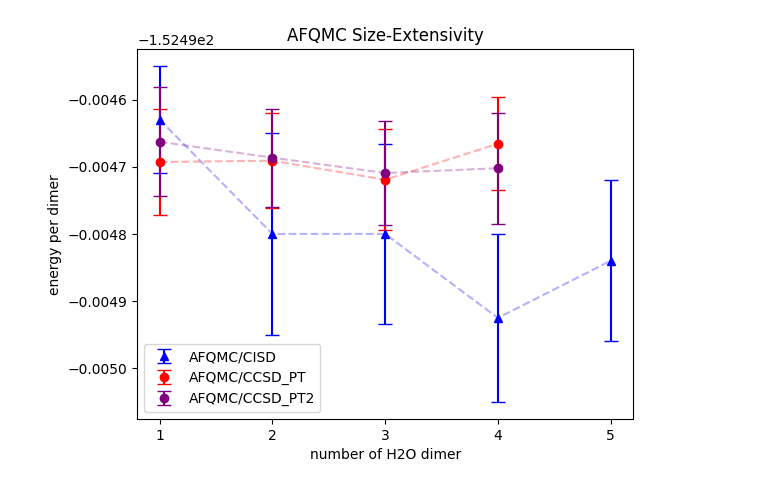
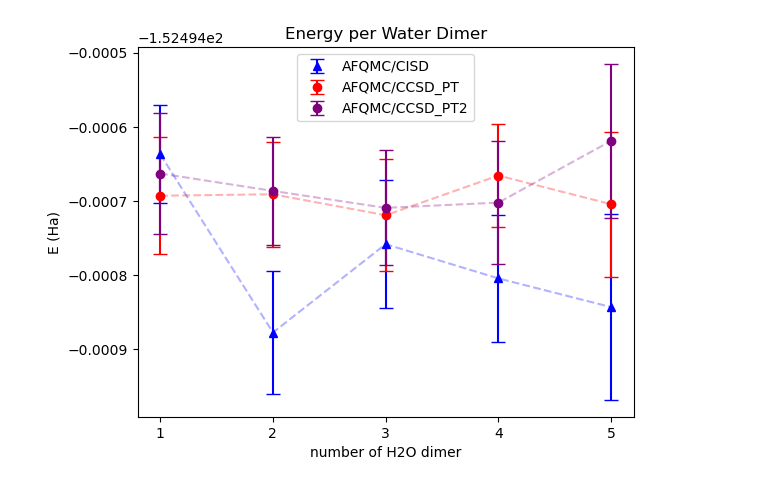
Before and after one commit to zh-yichi/afqmc_ccsd_pt_data, a Jupyter notebook: size/h2o.ipynb, the cells around one changed output. Saved outputs shown, nothing was run; the diff lists cells and outputs as text; code cells hidden in the pictures.

```diff
--- a/size/h2o.ipynb
+++ b/size/h2o.ipynb
@@ -6,7 +6,7 @@ def get_data(data):
     e = []
     err = []
     for line in data.splitlines():
-        if len(line) > 0:
+        if len(line) > 0 and not line.startswith('#'):
             m = [int(line.split()[0])]
             n = np.hstack((n,m))
             energy = [float(line.split()[-3])]
@@ -19,48 +19,50 @@ def get_data(data):
 # %%
 # h2o dimer dz
 data_cisd = '''
-1 AFQMC energy: -152.49463 +/- 0.00008
-2 AFQMC energy: -304.9896 +/- 0.0003
-3 AFQMC energy: -457.4844 +/- 0.0004
-4 AFQMC energy: -609.9797 +/- 0.0005
-5 AFQMC energy: -762.4742 +/- 0.0006
+1 -152.494637 +/- 0.000066
+2 -304.989755 +/- 0.000167
+3 -457.484275 +/- 0.000259
+4 -609.979218 +/- 0.000344
+5 -762.474216 +/- 0.000626
 '''
 data_rhf = '''
-1 AFQMC energy: -152.496137 +/- 0.000385
-2 AFQMC energy: -304.992814 +/- 0.000581
-3 AFQMC energy: -457.488873 +/- 0.000751
-4 AFQMC energy: -609.985159 +/- 0.000959
-5 AFQMC energy: -762.481633 +/- 0.001055
+1 -152.496137 +/- 0.000385
+2 -304.992814 +/- 0.000581
+3 -457.488873 +/- 0.000751
+4 -609.985159 +/- 0.000959
+5 -762.481633 +/- 0.001055
 '''
 data_pt = '''
-1 AFQMC energy: -152.494693 +/- 0.000079
-2 AFQMC energy: -304.989382 +/- 0.000141
-3 AFQMC energy: -457.484158 +/- 0.000226
-4 AFQMC energy: -609.978663 +/- 0.000277
+1 -152.494693 +/- 0.000079
+2 -304.989382 +/- 0.000141
+3 -457.484158 +/- 0.000226
+4 -609.978663 +/- 0.000277
+5 -762.473522 +/- 0.000490
 '''
 data_pt2 = '''
-1 AFQMC energy: -152.494663 +/- 0.000081
-2 AFQMC energy: -304.989373 +/- 0.000146
-3 AFQMC energy: -457.484128 +/- 0.000233
-4 AFQMC energy: -609.978809 +/- 0.000330
+1 -152.494663 +/- 0.000081
+2 -304.989373 +/- 0.000146
+3 -457.484128 +/- 0.000233
+4 -609.978809 +/- 0.000330
+5 -762.473095 +/- 0.000519
 '''
 n1,e_per1,err_per1 = get_data(data_rhf)
 n2,e_per2,err_per2 = get_data(data_cisd)
 n3,e_per3,err_per3 = get_data(data_pt)
 n4,e_per4,err_per4 = get_data(data_pt2)
 # plt.errorbar(n1,e_per1,yerr=err_per1,fmt='.',capsize=5,label='AFQMC/HF')
 # plt.plot(n1,e_per1, '--', color='C0', alpha=0.3)
 plt.errorbar(n2,e_per2,yerr=err_per2,fmt='^',color='blue',capsize=5,label='AFQMC/CISD')
 plt.plot(n2,e_per2, '--', color='blue', alpha=0.3)
 plt.errorbar(n3,e_per3,yerr=err_per3,fmt='o',color='red',capsize=5,label='AFQMC/CCSD_PT')
 plt.plot(n3,e_per3, '--', color='red', alpha=0.3)
 plt.errorbar(n4,e_per4,yerr=err_per4,fmt='o',color='purple',capsize=5,label='AFQMC/CCSD_PT2')
 plt.plot(n4,e_per4, '--', color='purple', alpha=0.3)
 plt.xticks(n1)
 plt.xlabel('number of H2O dimer')
-plt.ylabel('energy per dimer')
-plt.title('AFQMC Size-Extensivity')
+plt.ylabel('E (Ha)')
+plt.title('Energy per Water Dimer')
 plt.legend()
 plt.show()
 # %% [output]
-[figure, old version]
+[figure, new version]
```
Also changed, not shown: 4 other files.
